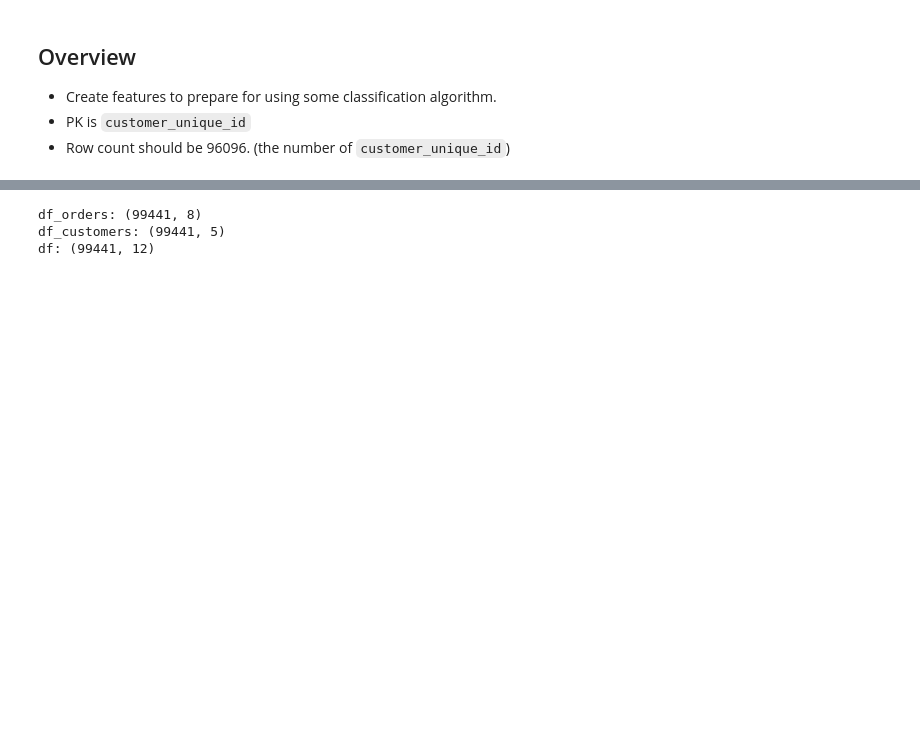
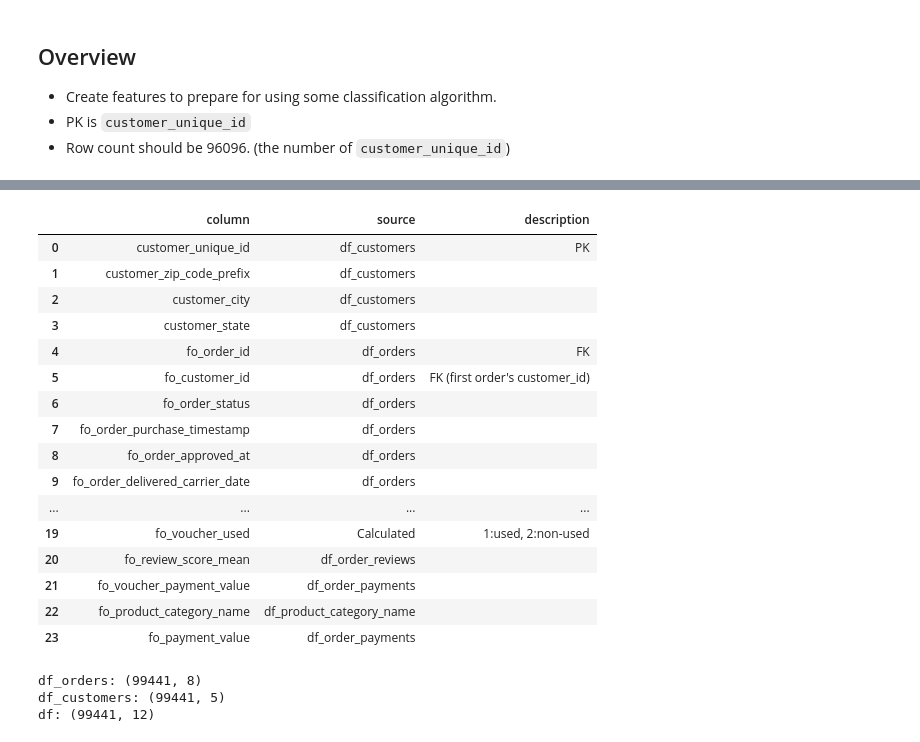
Before and after one commit to Yuki-bach/marketing, a Jupyter notebook: notebooks/feature_engineering.ipynb, the cells around one changed output, grey strips where cells are left out. Drawn from its saved outputs; the diff is of its cells as text; code cells hidden in the pictures; blank space fills up the shorter version.

```diff
--- a/notebooks/feature_engineering.ipynb
+++ b/notebooks/feature_engineering.ipynb
@@ -49,3 +25,26 @@ fo = first order that customer made
+# %%
+# load json file
+description_json = json.load(open('df_train_description.json', 'r'))
+description_json_df = pd.DataFrame(description_json)
+description_json_df
+# %% [output]
+|  | column | source | description |
+| 0 | customer_unique_id | df_customers | PK |
+| 1 | customer_zip_code_prefix | df_customers |  |
+| 2 | customer_city | df_customers |  |
+| 3 | customer_state | df_customers |  |
+| 4 | fo_order_id | df_orders | FK |
+| 5 | fo_customer_id | df_orders | FK (first order's customer_id) |
+| 6 | fo_order_status | df_orders |  |
+| 7 | fo_order_purchase_timestamp | df_orders |  |
+| 8 | fo_order_approved_at | df_orders |  |
+| 9 | fo_order_delivered_carrier_date | df_orders |  |
+| ... | ... | ... | ... |
+| 19 | fo_voucher_used | Calculated | 1:used, 2:non-used |
+| 20 | fo_review_score_mean | df_order_reviews |  |
+| 21 | fo_voucher_payment_value | df_order_payments |  |
+| 22 | fo_product_category_name | df_product_category_name |  |
+| 23 | fo_payment_value | df_order_payments |  |
 # %%
 df_customers = pd.read_csv('../datasets/olist_customers_dataset.csv')
 df_order_items = pd.read_csv('../datasets/olist_order_items_dataset.csv')
```
Also changed, not shown: parts of 7 cells of this notebook, 1 other file.
